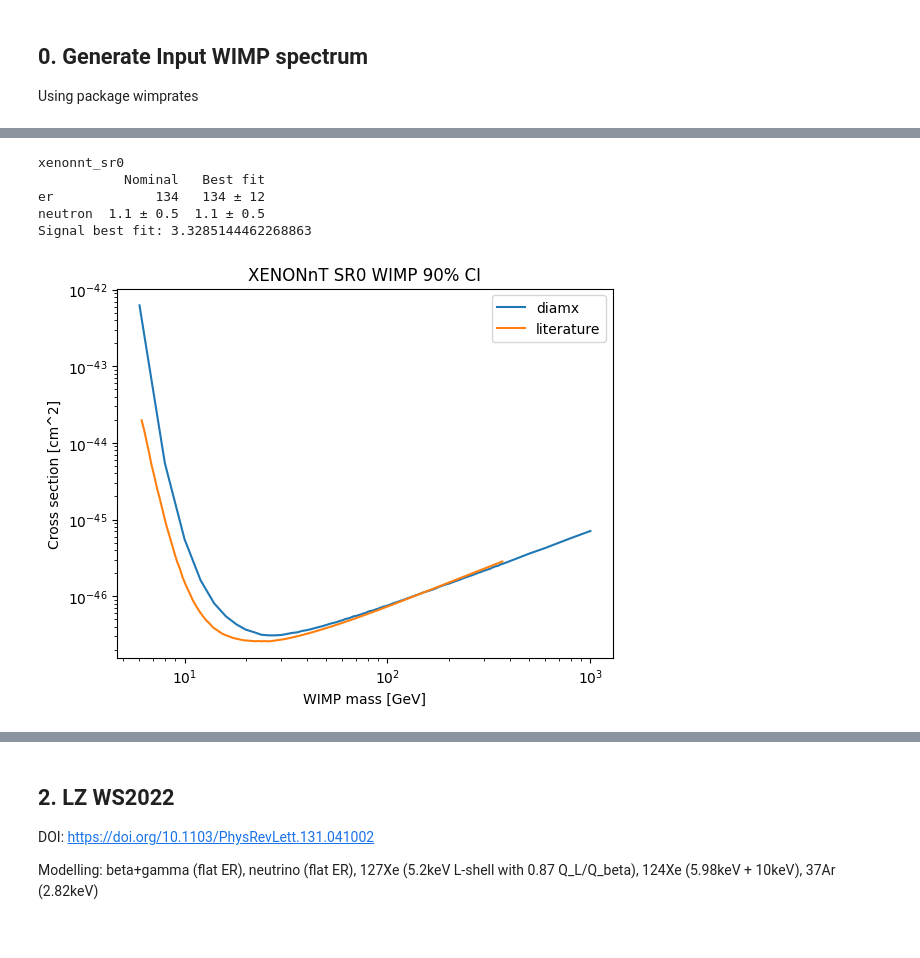
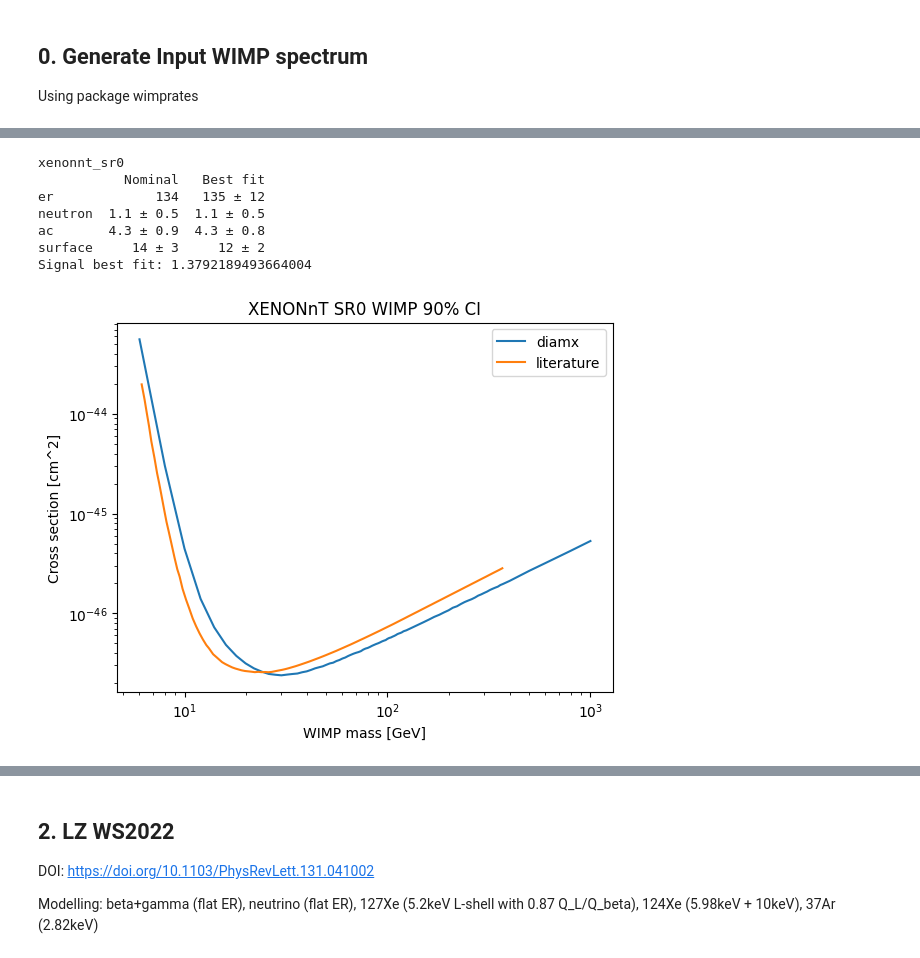
Before and after one commit to mhliu0001/diamx, a Jupyter notebook: notebooks/benchmark.ipynb, the cells around one changed output, grey strips where cells are left out. Saved outputs shown, nothing was run; the diff lists cells and outputs as text; code cells hidden in the pictures.

```diff
--- a/notebooks/benchmark.ipynb
+++ b/notebooks/benchmark.ipynb
@@ -53,6 +192,6 @@ ROI: cs2 > 800PE (reduce the effect of AC & surface)
 # %%
-xenonnt_st = diamx.Context(
-    os.path.join(diamx_dir, "..", "config", "xenonnt_sr0_wimp_config.json"),
+xenonnt_sr0_st = diamx.Context(
+    os.path.join(diamx_dir, "..", "config", "xenonnt_sr0_wimp_config_full_roi.json"),
 )
-xenonnt_st.register_experiment(diamx.experiments.XENONnTSR0)
-xenonnt_st.generate_templates()
+xenonnt_sr0_st.register_experiment(diamx.experiments.XENONnTSR0)
+xenonnt_sr0_st.generate_templates()
@@ -83,28 +258,29 @@ Text(0, 0.5, 'cS2 [PE]')
 # %%
 # Reproducing Table I (nominal & best-fit rate)
-xenonnt_st.print_best_fit(200)
+xenonnt_sr0_st.print_best_fit(200)
 # %% [output]
 xenonnt_sr0
            Nominal   Best fit
-er             134   134 ± 12
+er             134   135 ± 12
 neutron  1.1 ± 0.5  1.1 ± 0.5
-Signal best fit: 3.3285144462268863
+ac       4.3 ± 0.9  4.3 ± 0.8
+surface     14 ± 3     12 ± 2
+Signal best fit: 1.3792189493664004
 # %%
 # Reproducing Fig. 4 (upper limit)
-xenonnt_st.run_inference(output_file_name="xenonnt_sr0_wimp_ci.csv")
-ci = np.loadtxt("./diamx_output/xenonnt_sr0_wimp_ci.csv", delimiter=",")
+xenonnt_sr0_st.run_inference(output_file_name="xenonnt_sr0_wimp_ci_full_roi.csv")
+ci = np.loadtxt("./diamx_output/xenonnt_sr0_wimp_ci_full_roi.csv", delimiter=",")
 plt.plot(ci[:, 0], ci[:, 2] * 1e-44, label="diamx")
 plt.yscale("log")
 plt.xscale("log")
 ci_literature = np.loadtxt("../diamx/data/xenonnt_sr0_wimp_ci.csv", delimiter=",")
 plt.plot(ci_literature[:, 0], ci_literature[:, 1], label="literature")
 plt.legend()
 plt.yscale("log")
 plt.xscale("log")
 plt.xlabel("WIMP mass [GeV]")
 plt.ylabel("Cross section [cm^2]")
 plt.title("XENONnT SR0 WIMP 90% CI")
-# plt.savefig("xenonnt_sr1_wimp_ci.png", dpi=600)
-plt.show()
+plt.savefig("../plots/xenonnt_sr0_wimp_ci_full_roi.png", dpi=600)
 # %% [output]
-[figure, old version]
+[figure, new version]
```
Also changed, not shown: parts of 25 cells of this notebook, 40 other files.
